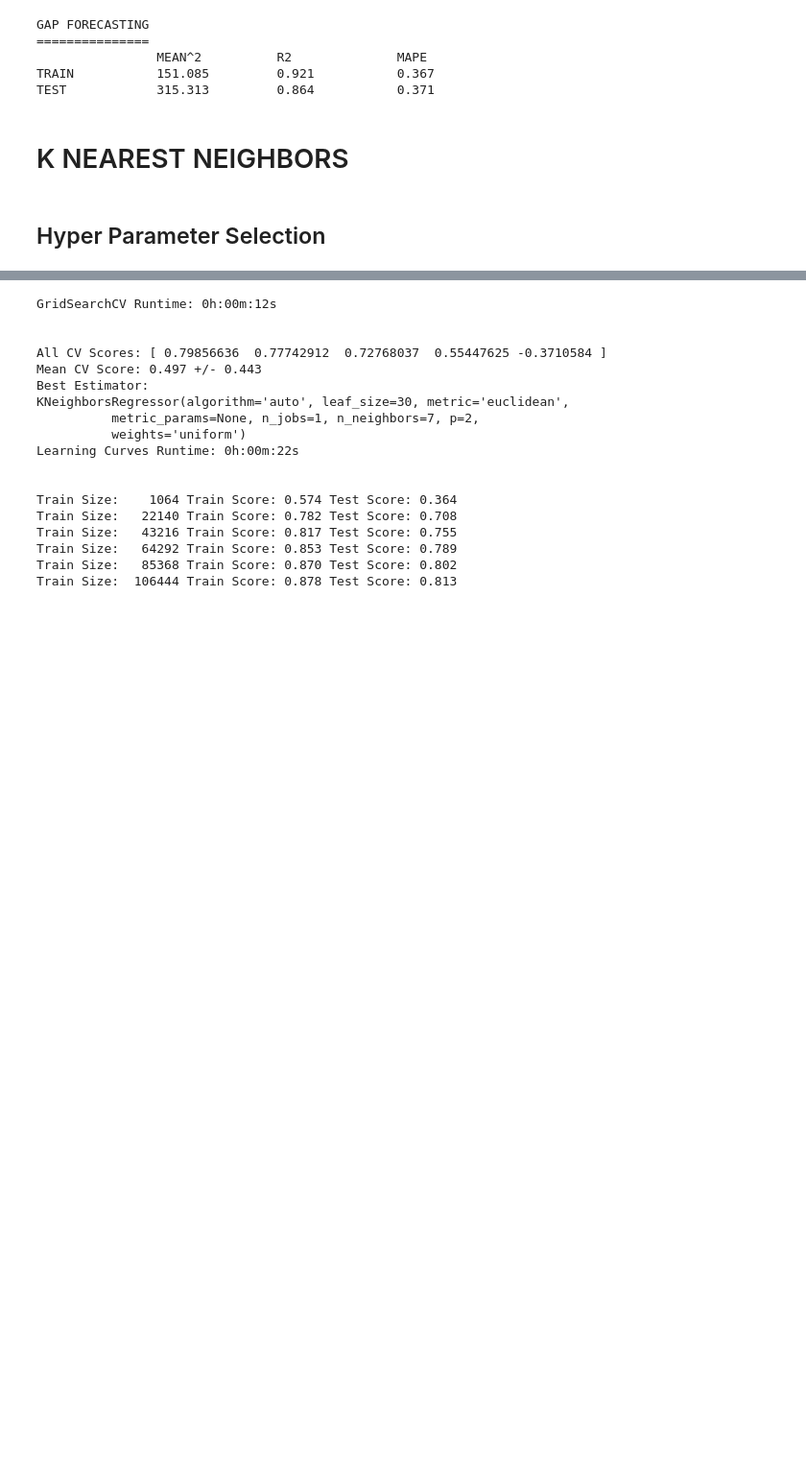
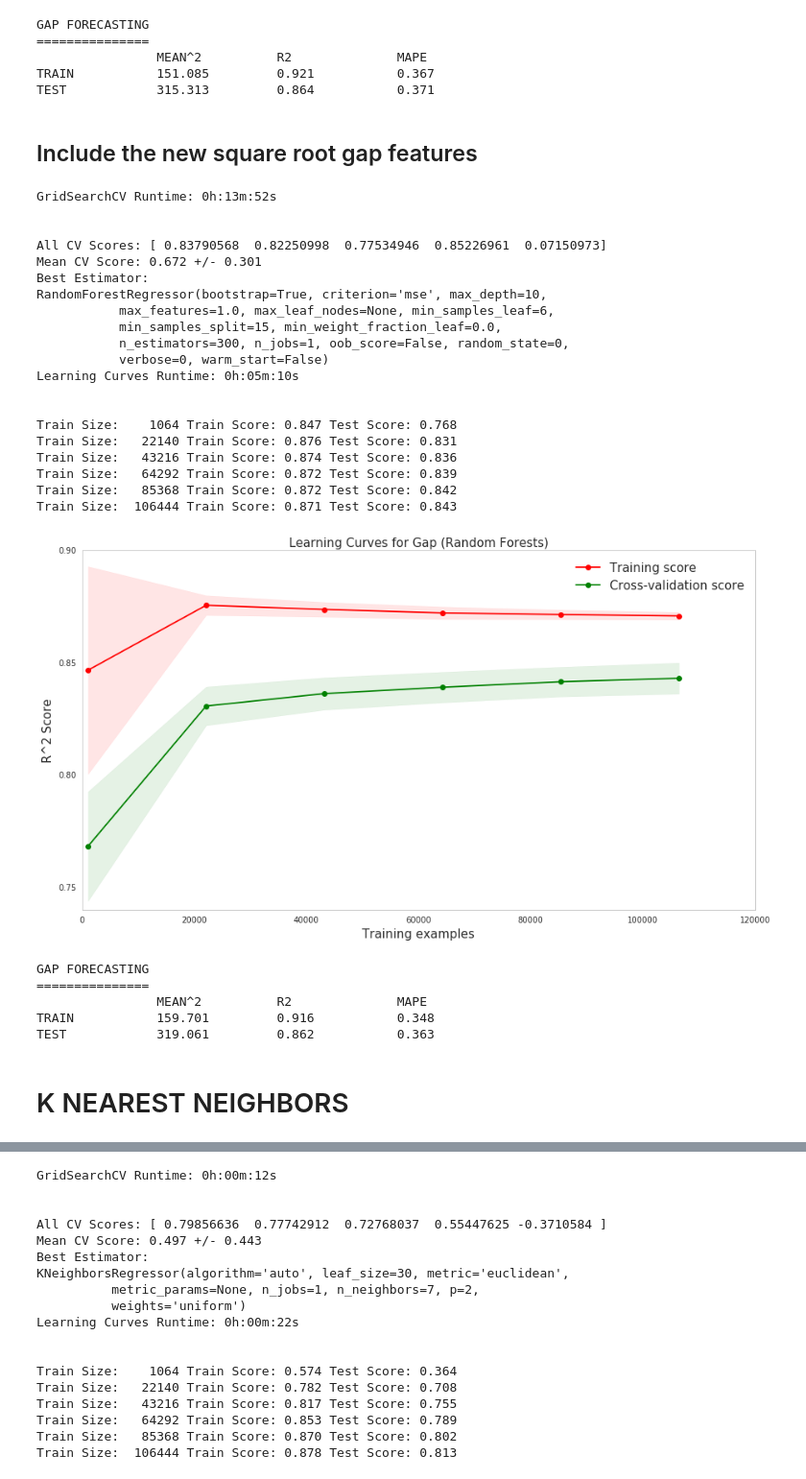
Before and after one commit to rvishakh/udacity, a Jupyter notebook: MLND/capstone/didi/implement_refine.ipynb, the cells around one changed output, grey strips where cells are left out. Shown at 96% size. Cells and saved outputs as stored; diff of their text form; code cells hidden in the pictures; blank space fills up the shorter version.

```diff
--- a/MLND/capstone/didi/implement_refine.ipynb
+++ b/MLND/capstone/didi/implement_refine.ipynb
@@ -591,5 +520,52 @@ GAP FORECASTING
                 MEAN^2          R2              MAPE
 TRAIN           151.085         0.921           0.367
 TEST            315.313         0.864           0.371
+# %% [markdown]
+## Include the new square root gap features
+# %%
+rf_predictors = [0,3,1,5,2,8,4,19,25,26,27]
+
+# Use GridSearchCV - RandomForestRegressor
+# Specify parameters
+param_grid = {'n_estimators'      : [300],
+              'max_features'      : [1.0],
+              'max_depth'         : [10, 11,12],
+              'min_samples_split' : [15, 20, 25],
+              'min_samples_leaf'  : [5, 6],
+              'random_state'      : [0]}
+
+alg = RandomForestRegressor()
+
+# Only mse is supported for the RandomForestRegressor
+# Use R^2 as scoring function for GridSearchCV, cross_val_score
+select_hyperparams(gX_train=gX_train[:, rf_predictors], gy_train=gy2_train, gX_test=gX_test[:, rf_predictors], gy_test=gy2_test,
+                   alg=alg, alg_name='Random Forests', param_grid=param_grid, scoring_func='r2')
+# %% [output]
+GridSearchCV Runtime: 0h:13m:52s
+
+
+All CV Scores: [ 0.83790568  0.82250998  0.77534946  0.85226961  0.07150973]
+Mean CV Score: 0.672 +/- 0.301
+Best Estimator:
+RandomForestRegressor(bootstrap=True, criterion='mse', max_depth=10,
+           max_features=1.0, max_leaf_nodes=None, min_samples_leaf=6,
+           min_samples_split=15, min_weight_fraction_leaf=0.0,
+           n_estimators=300, n_jobs=1, oob_score=False, random_state=0,
+           verbose=0, warm_start=False)
+Learning Curves Runtime: 0h:05m:10s
+
+
+Train Size:    1064 Train Score: 0.847 Test Score: 0.768
+Train Size:   22140 Train Score: 0.876 Test Score: 0.831
+Train Size:   43216 Train Score: 0.874 Test Score: 0.836
+Train Size:   64292 Train Score: 0.872 Test Score: 0.839
+Train Size:   85368 Train Score: 0.872 Test Score: 0.842
+Train Size:  106444 Train Score: 0.871 Test Score: 0.843
+[figure, added]
+GAP FORECASTING
+===============
+                MEAN^2          R2              MAPE
+TRAIN           159.701         0.916           0.348
+TEST            319.061         0.862           0.363
 # %% [markdown]
 # K NEAREST NEIGHBORS
@@ -598,2 +571,0 @@ knn_predictors = [0,3,1,5,2,8,4,19]
-# %% [markdown]
-## Hyper Parameter Selection
```
Also changed, not shown: parts of 25 cells of this notebook.
